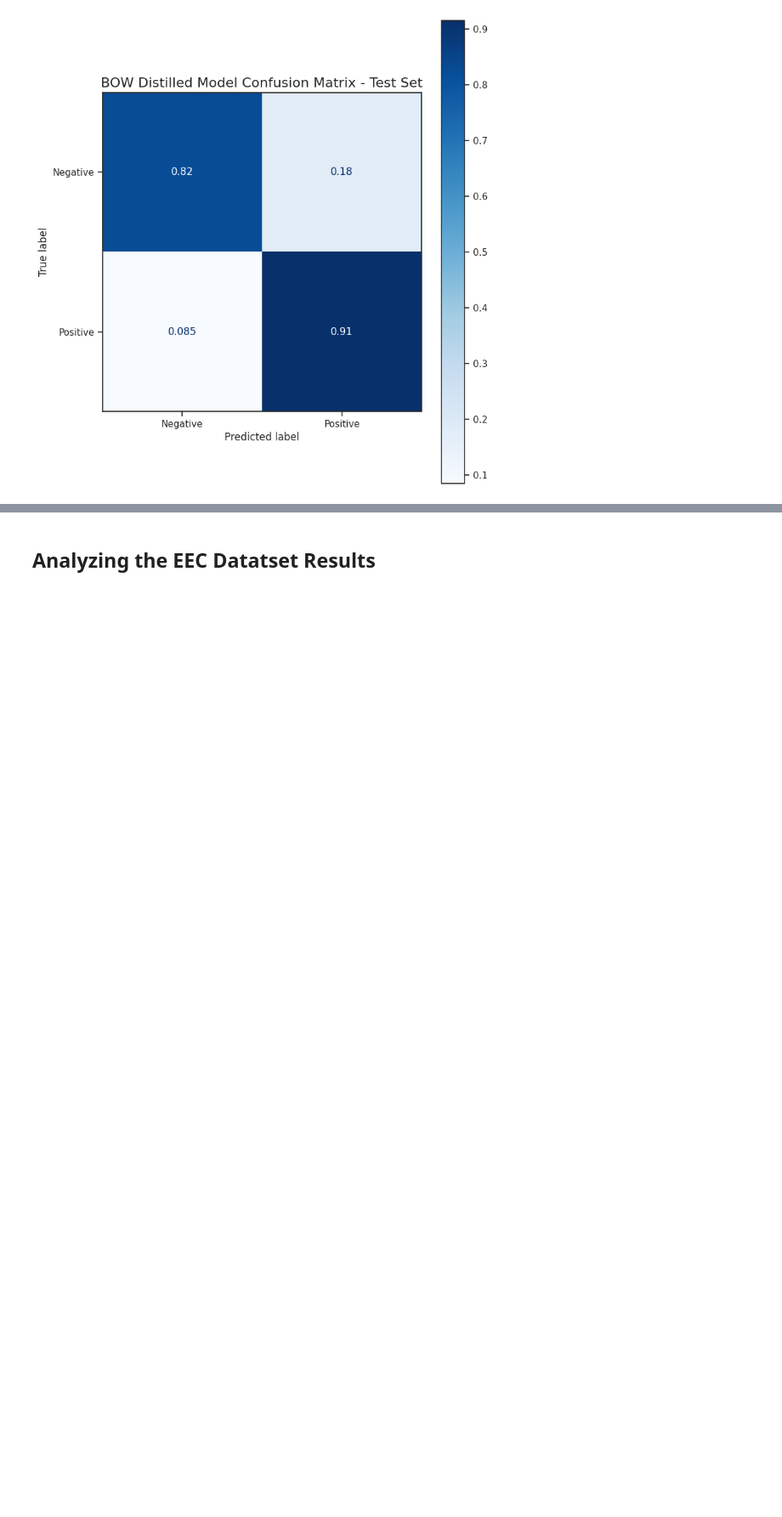
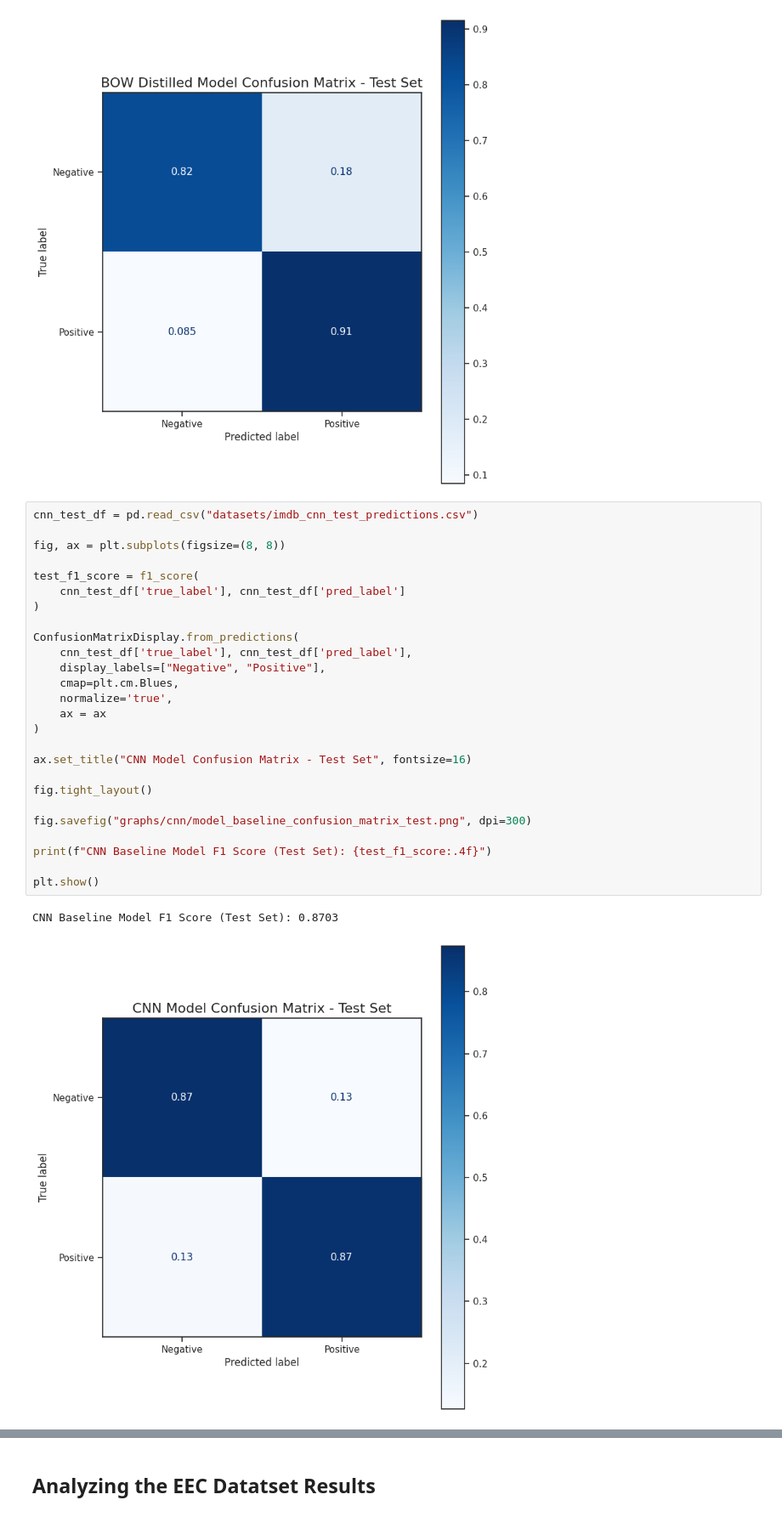
Before and after one commit to CharlesC03/NLP_Final_Project, a Jupyter notebook: analysis/teacher_analysis.ipynb, the cells around one changed output, grey strips where cells are left out. Shown at 85% size. Saved outputs shown, nothing was run; the diff lists cells and outputs as text; blank space fills up the shorter version.

Commit message:
Updated graphs to use the updated datasets. Additionally added the two confusion matrices for the CNN models

```diff
--- a/analysis/teacher_analysis.ipynb
+++ b/analysis/teacher_analysis.ipynb
@@ -290,3 +290,32 @@ plt.show()
 # %% [output]
 BOW Distilled Model F1 Score (Test Set): 0.8755
 [figure]
+# %%
+cnn_test_df = pd.read_csv("datasets/imdb_cnn_test_predictions.csv")
+
+fig, ax = plt.subplots(figsize=(8, 8))
+
+test_f1_score = f1_score(
+    cnn_test_df['true_label'], cnn_test_df['pred_label']
+)
+
+ConfusionMatrixDisplay.from_predictions(
+    cnn_test_df['true_label'], cnn_test_df['pred_label'],
+    display_labels=["Negative", "Positive"],
+    cmap=plt.cm.Blues,
+    normalize='true',
+    ax = ax
+)
+
+ax.set_title("CNN Model Confusion Matrix - Test Set", fontsize=16)
+
+fig.tight_layout()
+
+fig.savefig("graphs/cnn/model_baseline_confusion_matrix_test.png", dpi=300)
+
+print(f"CNN Baseline Model F1 Score (Test Set): {test_f1_score:.4f}")
+
+plt.show()
+# %% [output]
+CNN Baseline Model F1 Score (Test Set): 0.8703
+[figure, added]
```
Also changed, not shown: parts of 5 cells of this notebook, 11 other files.
